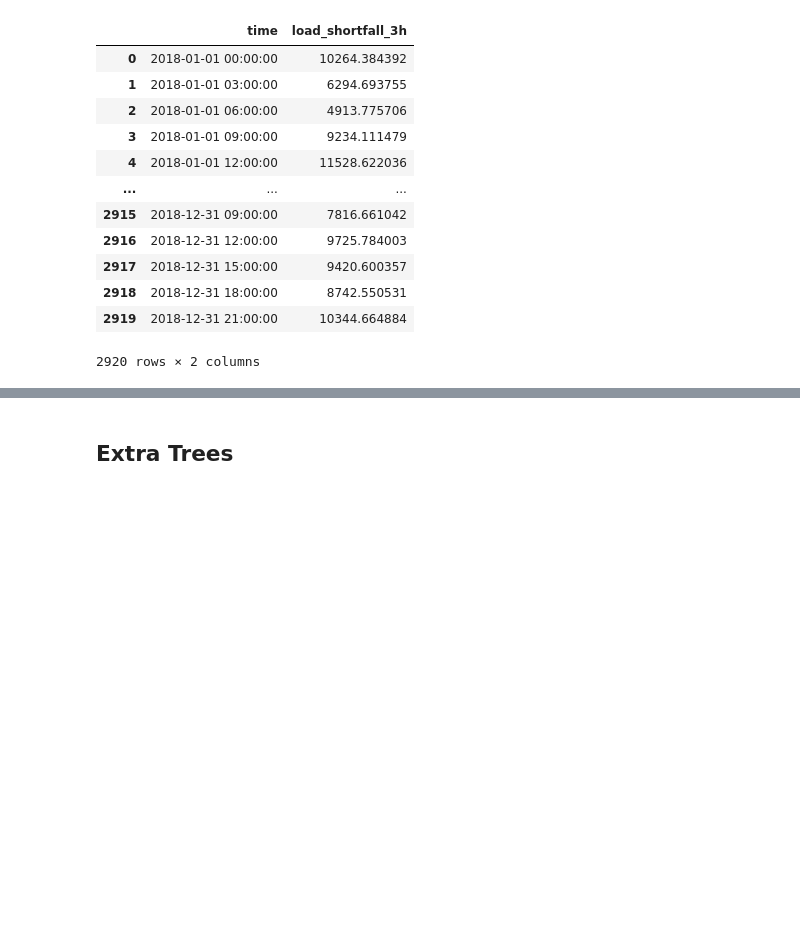
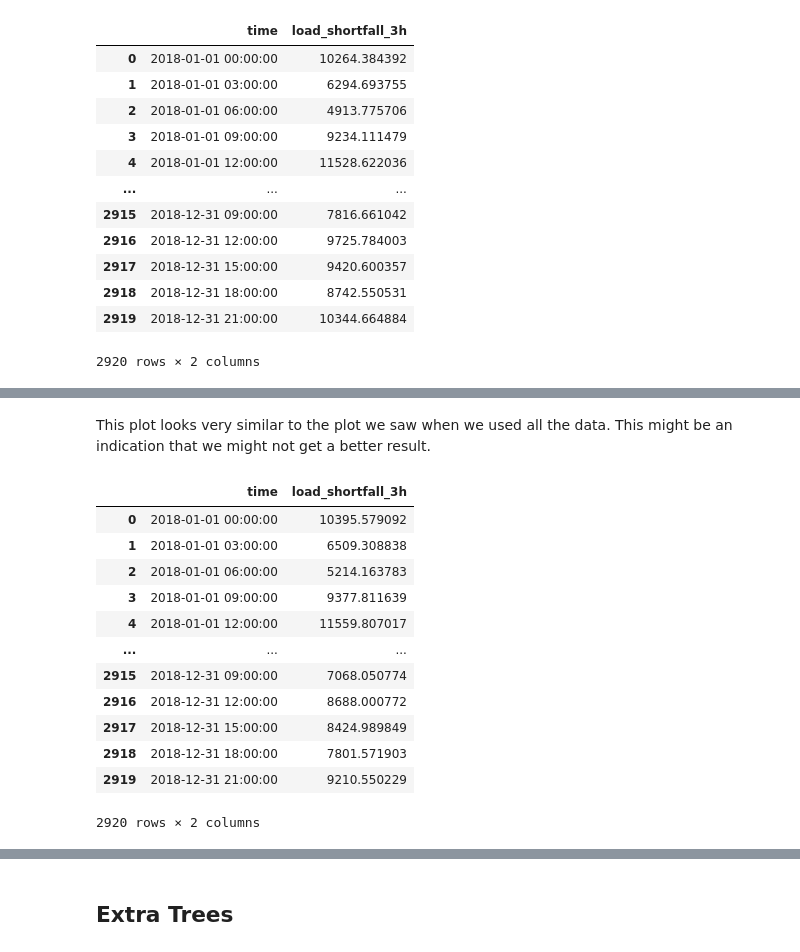
Before and after one commit to JohnnyFoulds/paula, a Jupyter notebook: notebooks/phase_02/200_rethink.ipynb, the cells around one changed output, grey strips where cells are left out. Cells and saved outputs as stored; diff of their text form; code cells hidden in the pictures; blank space fills up the shorter version.

```diff
--- a/notebooks/phase_02/200_rethink.ipynb
+++ b/notebooks/phase_02/200_rethink.ipynb
@@ -361,2 +388,19 @@ def show_evaluation(y_test, y_predict):
+# %%
+def get_prophet_predictions(model, data:pd.DataFrame):
+    """
+    Get predictions from the Prophet model
+    """
+    df_test = data.copy()
+
+    # rename the columns
+    df_test.rename(columns={'load_shortfall_3h': 'y', 'time': 'ds'}, inplace=True)
+
+    # make predictions for the future dates
+    forecast = model.predict(df_test)
+
+    # extract the relevant columns from the forecast
+    predictions = forecast[['ds', 'yhat', 'yhat_lower', 'yhat_upper']]
+
+    return predictions
 # %% [markdown]
 ### All Years
@@ -452,0 +478,27 @@ df_out.to_csv("../../data/output/200_prophet.csv",index=False)
+# %% [markdown]
+This plot looks very similar to the plot we saw when we used all the data. This might be an indication that we might not get a better result.
+# %%
+df_out = df_test \
+    .rename(columns={'time': 'ds'})[['ds']] \
+    .merge(predictions[['ds', 'yhat']], on='ds', how='left') \
+    .rename(columns={'ds': 'time'}) \
+    .rename(columns={'yhat': 'load_shortfall_3h'})
+
+display(df_out)
+
+#Output to csv for Kaggle
+df_out.to_csv("../../data/output/200_last_two_prophet.csv",index=False)
+# %% [output]
+|  | time | load_shortfall_3h |
+| 0 | 2018-01-01 00:00:00 | 10395.579092 |
+| 1 | 2018-01-01 03:00:00 | 6509.308838 |
+| 2 | 2018-01-01 06:00:00 | 5214.163783 |
+| 3 | 2018-01-01 09:00:00 | 9377.811639 |
+| 4 | 2018-01-01 12:00:00 | 11559.807017 |
+| ... | ... | ... |
+| 2915 | 2018-12-31 09:00:00 | 7068.050774 |
+| 2916 | 2018-12-31 12:00:00 | 8688.000772 |
+| 2917 | 2018-12-31 15:00:00 | 8424.989849 |
+| 2918 | 2018-12-31 18:00:00 | 7801.571903 |
+| 2919 | 2018-12-31 21:00:00 | 9210.550229 |
+2920 rows × 2 columns
```
Also changed, not shown: parts of 17 cells of this notebook, 3 other files.
